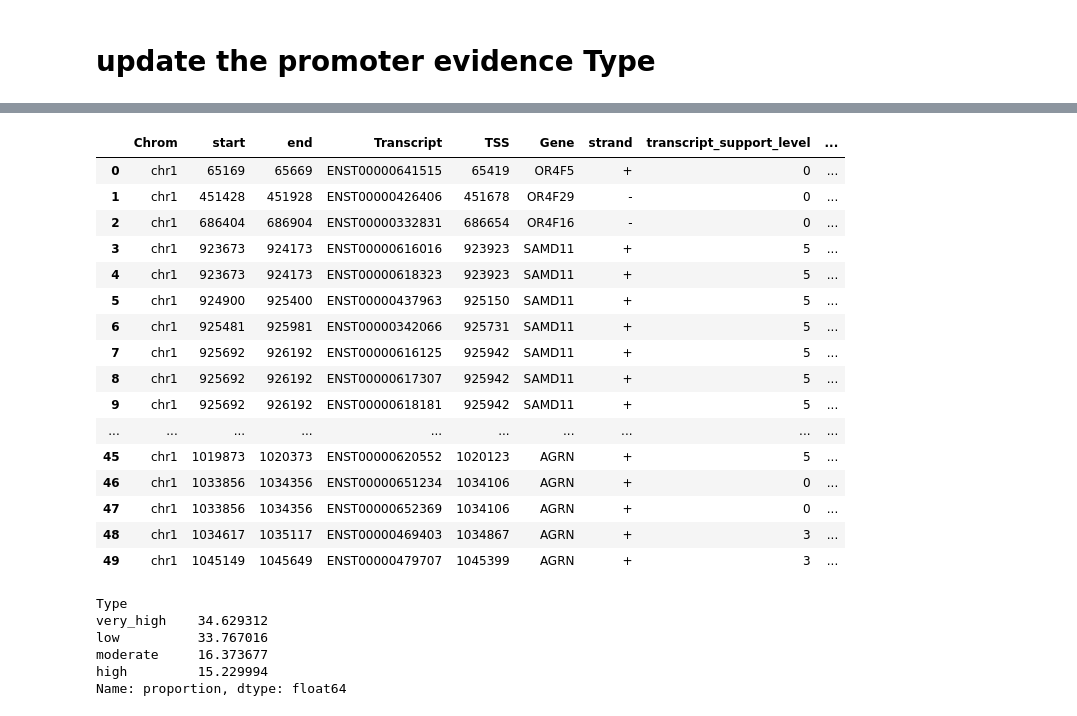
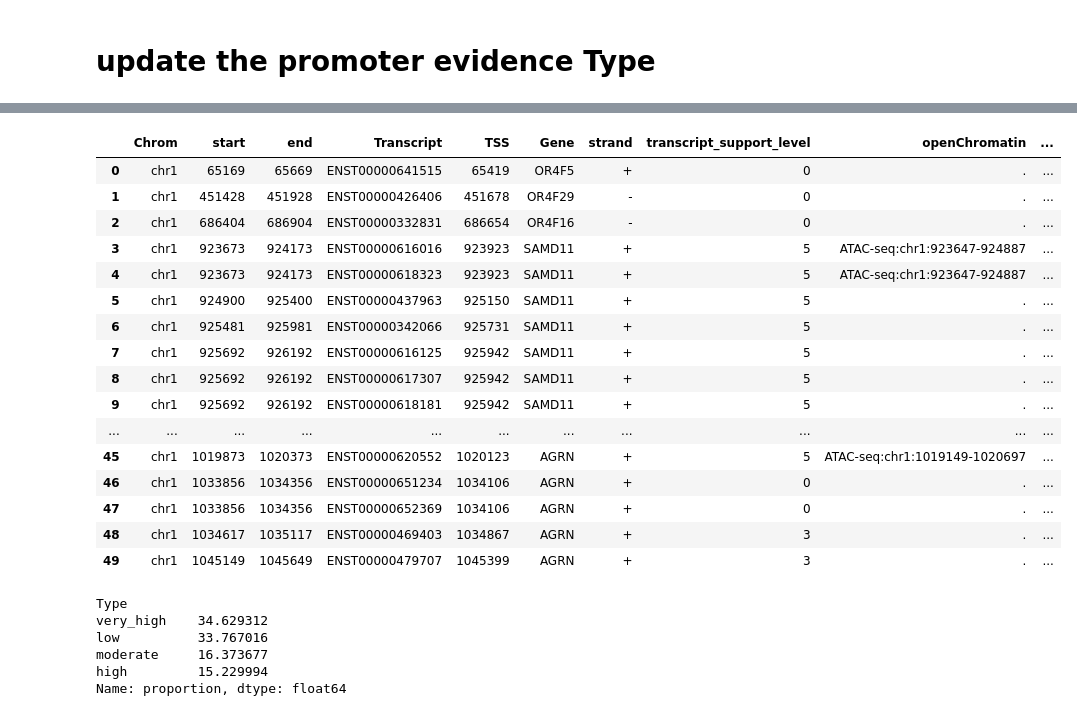
Before and after one commit to mingjutsai/PreprocessDB, a Jupyter notebook: promoter_table/MT_promoter_table.ipynb, the cells around one changed output, grey strips where cells are left out. Drawn from its saved outputs; the diff is of its cells as text; code cells hidden in the pictures.

```diff
--- a/promoter_table/MT_promoter_table.ipynb
+++ b/promoter_table/MT_promoter_table.ipynb
@@ -835,5 +741,5 @@ collapsed_df['Transcript'] = collapsed_df['Transcript'].str.split(".").str[0]
 # %%
-collapsed_df = collapsed_df.merge(
+promoter_like_openChromatin_chromHMM_GeneTPM_TxTPM = promoter_like_openChromatin_chromHMM_GeneTPM.merge(
     tx_tpm,
     left_on="Transcript",
     right_on="transcript_id",
@@ -864,8 +770,8 @@ Name: count, dtype: int64
 # %% [markdown]
 # update the promoter evidence Type
 # %%
-collapsed_df["transcript_support_level"] = (
-    collapsed_df["transcript_support_level"]
+promoter_like_openChromatin_chromHMM_GeneTPM_TxTPM["transcript_support_level"] = (
+    promoter_like_openChromatin_chromHMM_GeneTPM_TxTPM["transcript_support_level"]
         .fillna(0)
         .astype(int)
 )
@@ -875,7 +797,7 @@ def classify_promoter_type(row):
     sources = []  # track where score comes from
 
     # Open chromatin evidence (Essential)
-    open_chrom = row['openChromatin_MT']
+    open_chrom = row['openChromatin']
     if isinstance(open_chrom, str) and open_chrom != ".":
         if 'ATAC' in open_chrom and 'DNase' in open_chrom:
             score += 3
@@ -885,7 +807,7 @@ def classify_promoter_type(row):
             sources.append("OpenChromatin:ATAC/DNase(+2)")
 
     # ChromHMM evidence (Essential)
-    chromhmm = row['chromHMM_MT']
+    chromhmm = row['chromHMM_myotube']
     if isinstance(chromhmm, str) and chromhmm != ".":
         active_states = ['TssA', 'PromU', 'PromP', '1_Tss', '2_Prom']
         if any(state in chromhmm for state in active_states):
@@ -928,30 +850,31 @@ def classify_promoter_type(row):
     else:
         promoter_type = 'low'
 
-    return promoter_type, score, "; ".join(sources)
+    source_str = ";".join(sources) if sources else "NA"
+    return promoter_type, score, source_str
 # %%
-collapsed_df[["Type", "score", "score_source"]] = (
-    collapsed_df
+promoter_like_openChromatin_chromHMM_GeneTPM_TxTPM[["Type", "score", "score_source"]] = (
+    promoter_like_openChromatin_chromHMM_GeneTPM_TxTPM
         .apply(classify_promoter_type, axis=1, result_type="expand")
 )
 # %%
-collapsed_df.head(50)
+promoter_like_openChromatin_chromHMM_GeneTPM_TxTPM.head(50)
 # %% [output]
-|  | Chrom | start | end | Transcript | TSS | Gene | strand | transcript_support_level | ... |
-| 0 | chr1 | 65169 | 65669 | ENST00000641515 | 65419 | OR4F5 | + | 0 | ... |
-| 1 | chr1 | 451428 | 451928 | ENST00000426406 | 451678 | OR4F29 | - | 0 | ... |
-| 2 | chr1 | 686404 | 686904 | ENST00000332831 | 686654 | OR4F16 | - | 0 | ... |
-| 3 | chr1 | 923673 | 924173 | ENST00000616016 | 923923 | SAMD11 | + | 5 | ... |
-| 4 | chr1 | 923673 | 924173 | ENST00000618323 | 923923 | SAMD11 | + | 5 | ... |
-| 5 | chr1 | 924900 | 925400 | ENST00000437963 | 925150 | SAMD11 | + | 5 | ... |
-| 6 | chr1 | 925481 | 925981 | ENST00000342066 | 925731 | SAMD11 | + | 5 | ... |
-| 7 | chr1 | 925692 | 926192 | ENST00000616125 | 925942 | SAMD11 | + | 5 | ... |
-| 8 | chr1 | 925692 | 926192 | ENST00000617307 | 925942 | SAMD11 | + | 5 | ... |
-| 9 | chr1 | 925692 | 926192 | ENST00000618181 | 925942 | SAMD11 | + | 5 | ... |
-| ... | ... | ... | ... | ... | ... | ... | ... | ... | ... |
-| 45 | chr1 | 1019873 | 1020373 | ENST00000620552 | 1020123 | AGRN | + | 5 | ... |
-| 46 | chr1 | 1033856 | 1034356 | ENST00000651234 | 1034106 | AGRN | + | 0 | ... |
-| 47 | chr1 | 1033856 | 1034356 | ENST00000652369 | 1034106 | AGRN | + | 0 | ... |
-| 48 | chr1 | 1034617 | 1035117 | ENST00000469403 | 1034867 | AGRN | + | 3 | ... |
-| 49 | chr1 | 1045149 | 1045649 | ENST00000479707 | 1045399 | AGRN | + | 3 | ... |
+|  | Chrom | start | end | Transcript | TSS | Gene | strand | transcript_support_level | openChromatin | ... |
+| 0 | chr1 | 65169 | 65669 | ENST00000641515 | 65419 | OR4F5 | + | 0 | . | ... |
+| 1 | chr1 | 451428 | 451928 | ENST00000426406 | 451678 | OR4F29 | - | 0 | . | ... |
+| 2 | chr1 | 686404 | 686904 | ENST00000332831 | 686654 | OR4F16 | - | 0 | . | ... |
+| 3 | chr1 | 923673 | 924173 | ENST00000616016 | 923923 | SAMD11 | + | 5 | ATAC-seq:chr1:923647-924887 | ... |
+| 4 | chr1 | 923673 | 924173 | ENST00000618323 | 923923 | SAMD11 | + | 5 | ATAC-seq:chr1:923647-924887 | ... |
+| 5 | chr1 | 924900 | 925400 | ENST00000437963 | 925150 | SAMD11 | + | 5 | . | ... |
+| 6 | chr1 | 925481 | 925981 | ENST00000342066 | 925731 | SAMD11 | + | 5 | . | ... |
+| 7 | chr1 | 925692 | 926192 | ENST00000616125 | 925942 | SAMD11 | + | 5 | . | ... |
+| 8 | chr1 | 925692 | 926192 | ENST00000617307 | 925942 | SAMD11 | + | 5 | . | ... |
+| 9 | chr1 | 925692 | 926192 | ENST00000618181 | 925942 | SAMD11 | + | 5 | . | ... |
+| ... | ... | ... | ... | ... | ... | ... | ... | ... | ... | ... |
+| 45 | chr1 | 1019873 | 1020373 | ENST00000620552 | 1020123 | AGRN | + | 5 | ATAC-seq:chr1:1019149-1020697 | ... |
+| 46 | chr1 | 1033856 | 1034356 | ENST00000651234 | 1034106 | AGRN | + | 0 | . | ... |
+| 47 | chr1 | 1033856 | 1034356 | ENST00000652369 | 1034106 | AGRN | + | 0 | . | ... |
+| 48 | chr1 | 1034617 | 1035117 | ENST00000469403 | 1034867 | AGRN | + | 3 | . | ... |
+| 49 | chr1 | 1045149 | 1045649 | ENST00000479707 | 1045399 | AGRN | + | 3 | . | ... |
 # %%
```
Also changed, not shown: parts of 33 cells of this notebook, 5 other files.
